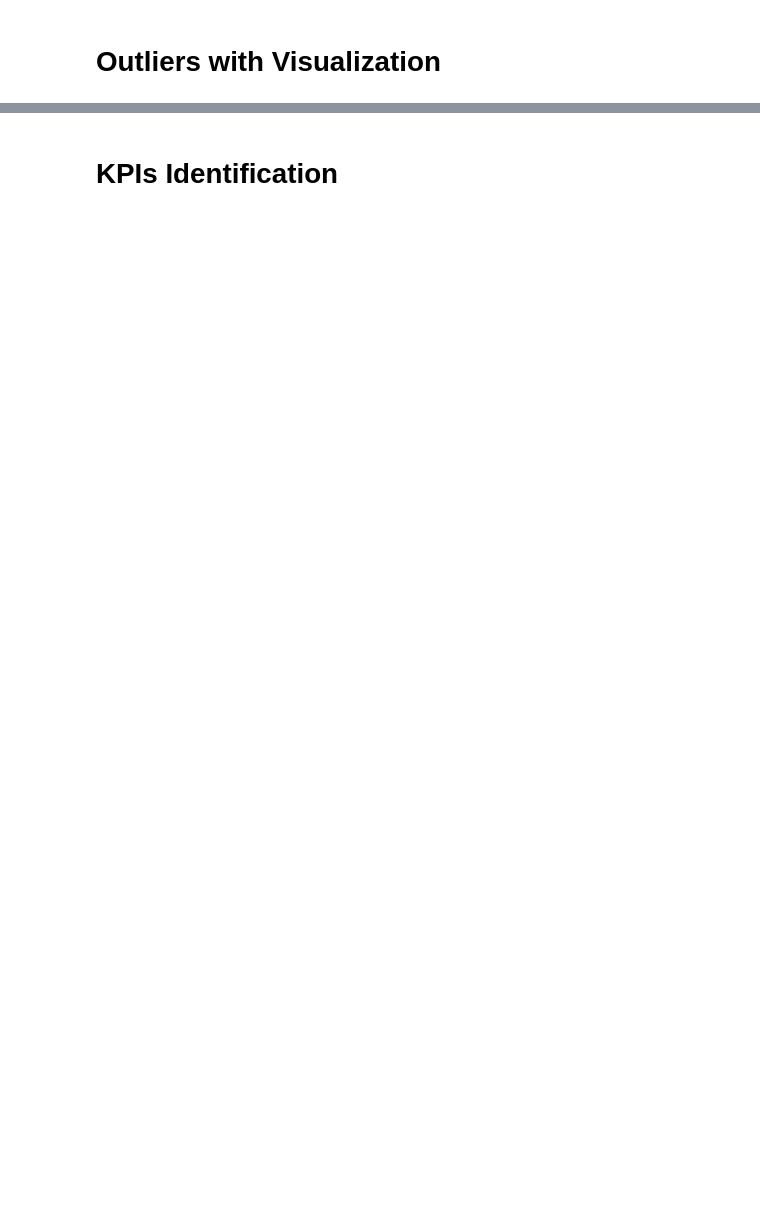
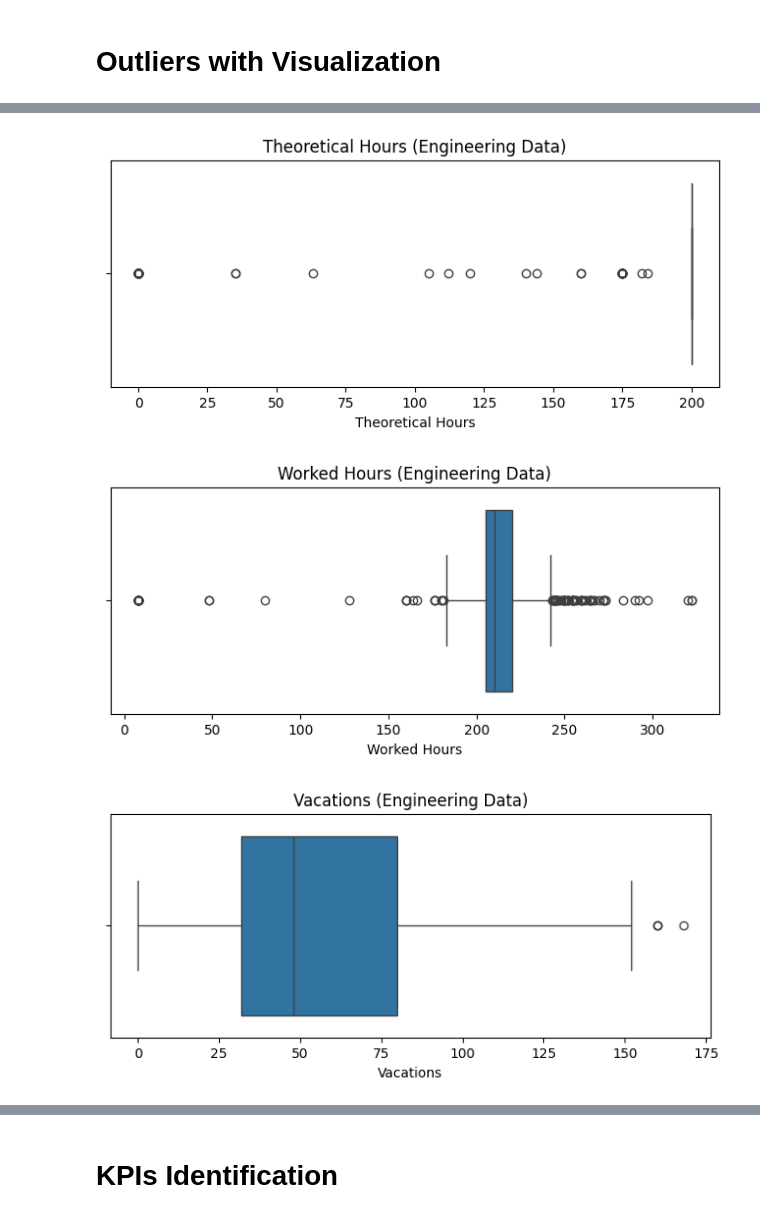
Before and after one commit to nada-2038/Valeo-BI-Business-Case, a Jupyter notebook: valeo-bi-case-study-git-program.ipynb, the cells around one changed output, grey strips where cells are left out. Drawn from its saved outputs; the diff is of its cells as text; code cells hidden in the pictures; blank space fills up the shorter version.

```diff
--- a/valeo-bi-case-study-git-program.ipynb
+++ b/valeo-bi-case-study-git-program.ipynb
@@ -799,0 +874,15 @@ I plotted this to check if engineers are overworked or underutilised. Most of th
+# %%
+for col in ['Theoretical Hours', 'Worked Hours', 'Vacations', 'Sickleaves', 'Holiday']:
+    plt.figure(figsize=(8,3))
+    sns.boxplot(x=Engineering_Data[col])
+    plt.title(f'{col} (Engineering Data)')
+    plt.show()
+
+plt.figure(figsize=(8,3))
+sns.boxplot(x=Projects_Hours['Actual Hours'])
+plt.title('Actual Hours (Projects Hours)')
+plt.show()
+# %% [output]
+[figure, added]
+[figure, added]
+[figure, added]
```
Also changed, not shown: parts of 11 cells of this notebook.
